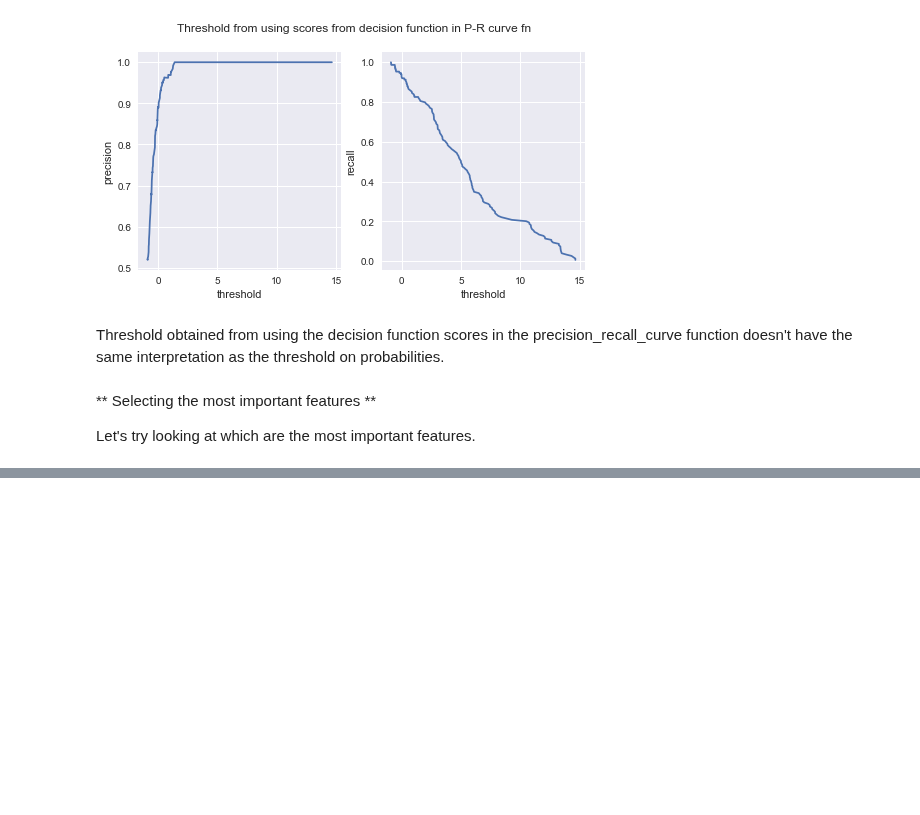
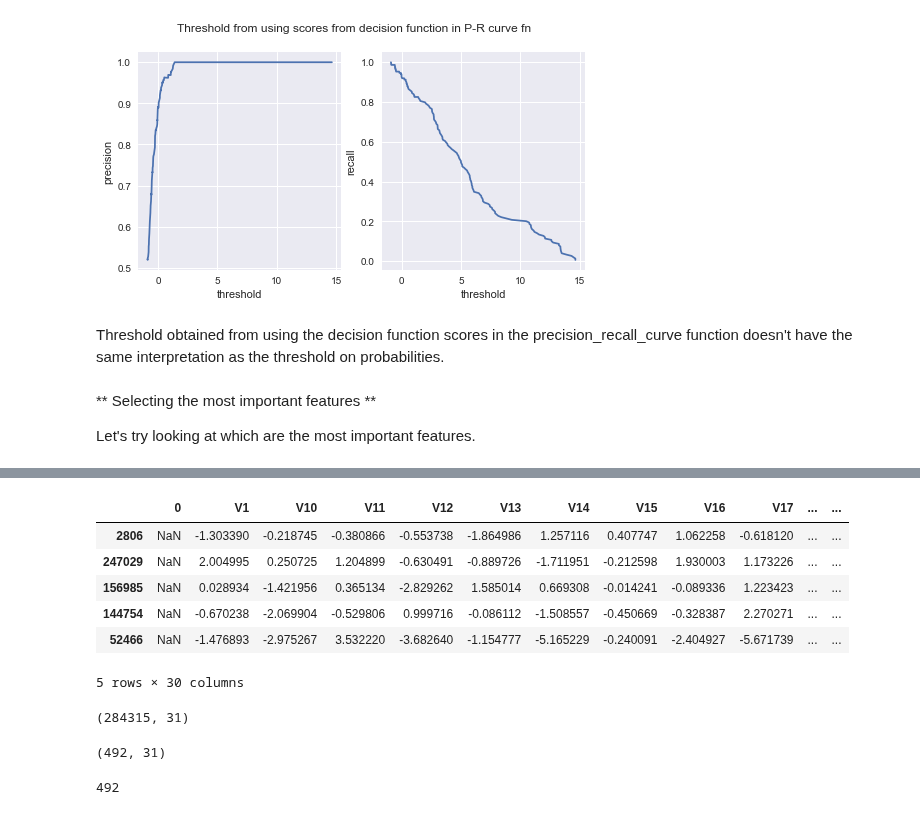
Before and after one commit to sushant2811/CreditCardFraudDetection, a Jupyter notebook: CreditCardFraudDetection.ipynb, the cells around one changed output, grey strips where cells are left out. Saved outputs shown, nothing was run; the diff lists cells and outputs as text; code cells hidden in the pictures; blank space fills up the shorter version.

```diff
--- a/CreditCardFraudDetection.ipynb
+++ b/CreditCardFraudDetection.ipynb
@@ -1156,0 +1166,2 @@ Let's try looking at which are the most important features.
+# %%
+UndersampleTrain = pd.concat([trainUnderSampleX, trainUnderSampleY])
@@ -1156,0 +1191,22 @@ Let's try looking at which are the most important features.
+# %%
+UndersampleTrain.head()
+# %% [output]
+|  | 0 | V1 | V10 | V11 | V12 | V13 | V14 | V15 | V16 | V17 | ... | ... |
+| 2806 | NaN | -1.303390 | -0.218745 | -0.380866 | -0.553738 | -1.864986 | 1.257116 | 0.407747 | 1.062258 | -0.618120 | ... | ... |
+| 247029 | NaN | 2.004995 | 0.250725 | 1.204899 | -0.630491 | -0.889726 | -1.711951 | -0.212598 | 1.930003 | 1.173226 | ... | ... |
+| 156985 | NaN | 0.028934 | -1.421956 | 0.365134 | -2.829262 | 1.585014 | 0.669308 | -0.014241 | -0.089336 | 1.223423 | ... | ... |
+| 144754 | NaN | -0.670238 | -2.069904 | -0.529806 | 0.999716 | -0.086112 | -1.508557 | -0.450669 | -0.328387 | 2.270271 | ... | ... |
+| 52466 | NaN | -1.476893 | -2.975267 | 3.532220 | -3.682640 | -1.154777 | -5.165229 | -0.240091 | -2.404927 | -5.671739 | ... | ... |
+5 rows × 30 columns
+# %%
+NormalTransaction.shape
+# %% [output]
+(284315, 31)
+# %%
+FraudTransaction.shape
+# %% [output]
+(492, 31)
+# %%
+FraudTransaction.shape[0]
+# %% [output]
+492
```
Also changed, not shown: parts of 8 cells of this notebook, 1 other file.
